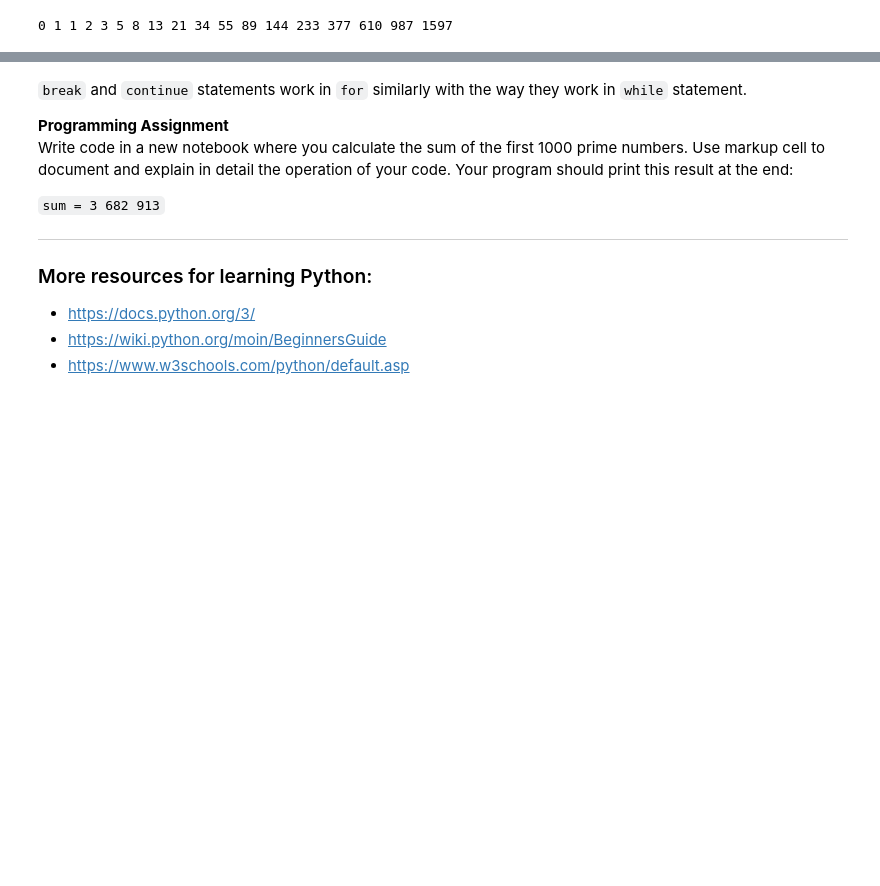
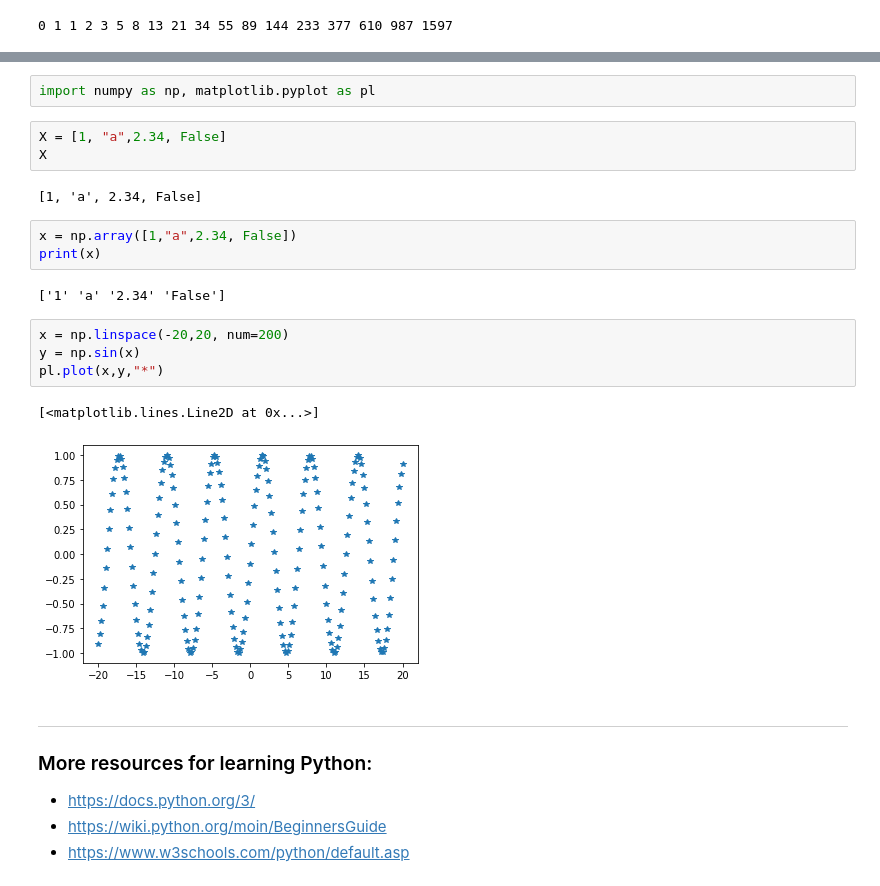
Before and after one commit to vrinceanu/shared-jupyter, a Jupyter notebook: N05_Basic_Python.ipynb, the cells around one changed output, grey strips where cells are left out. Cells and saved outputs as stored; diff of their text form; blank space fills up the shorter version.

```diff
--- a/N05_Basic_Python.ipynb
+++ b/N05_Basic_Python.ipynb
@@ -334,12 +520,23 @@ The keyword def introduces a function definition. It must be followed by the fun
+# %%
+import numpy as np, matplotlib.pyplot as pl
+# %%
+X = [1, "a",2.34, False]
+X
+# %% [output]
+[1, 'a', 2.34, False]
+# %%
+x = np.array([1,"a",2.34, False])
+print(x)
+# %% [output]
+['1' 'a' '2.34' 'False']
+# %%
+x = np.linspace(-20,20, num=200)
+y = np.sin(x)
+pl.plot(x,y,"*")
+# %% [output]
+[<matplotlib.lines.Line2D at 0x...>]
+[figure, added]
 # %% [markdown]
-`break` and `continue` statements work in `for` similarly with the way they work in `while` statement.
-
-**<span class="annotate">Programming Assignment</span>**\
-Write code in a new notebook where you calculate the sum of the first 1000 prime numbers. Use markup cell to document and explain in detail the operation of your code.
-Your program should print this result at the end:
-
-`sum = 3 682 913`
-
 -------
 ### More resources for learning Python:
 - [https://docs.python.org/3/](https://docs.python.org/3/)
```
Also changed, not shown: parts of 41 cells of this notebook, 1 other file.
